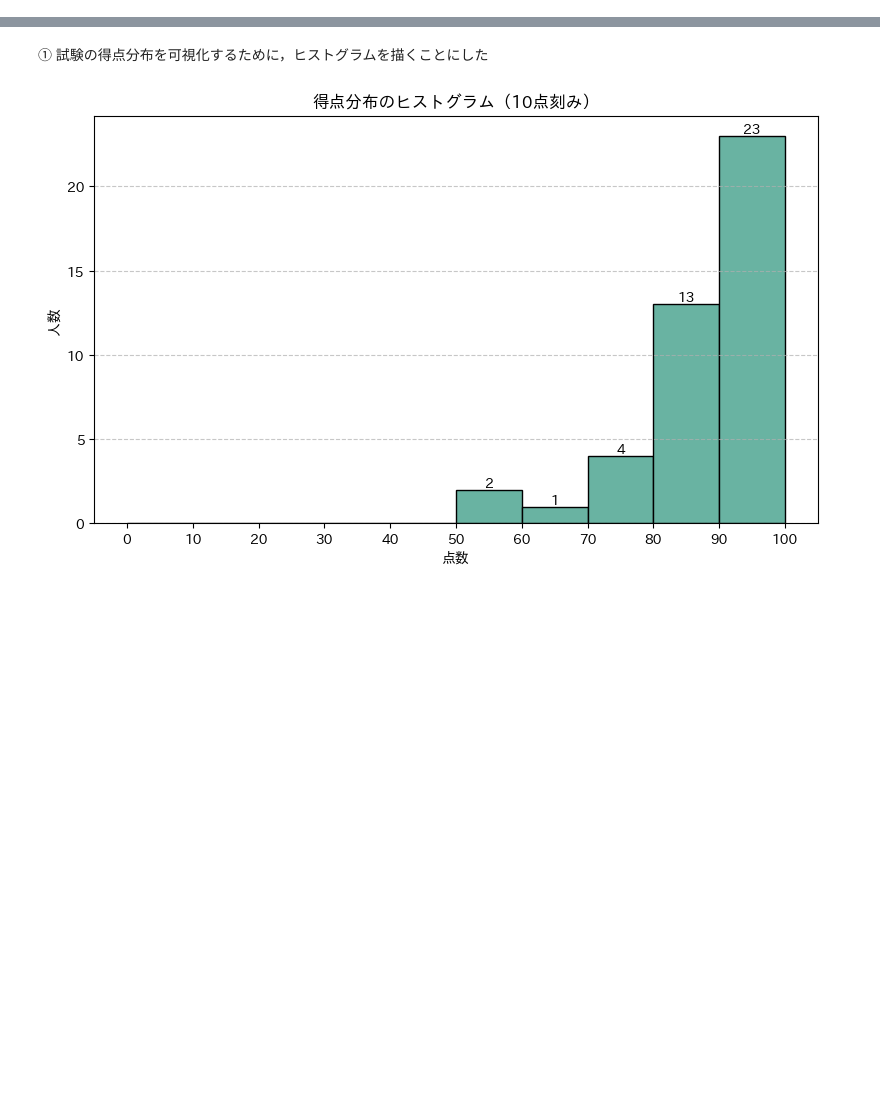
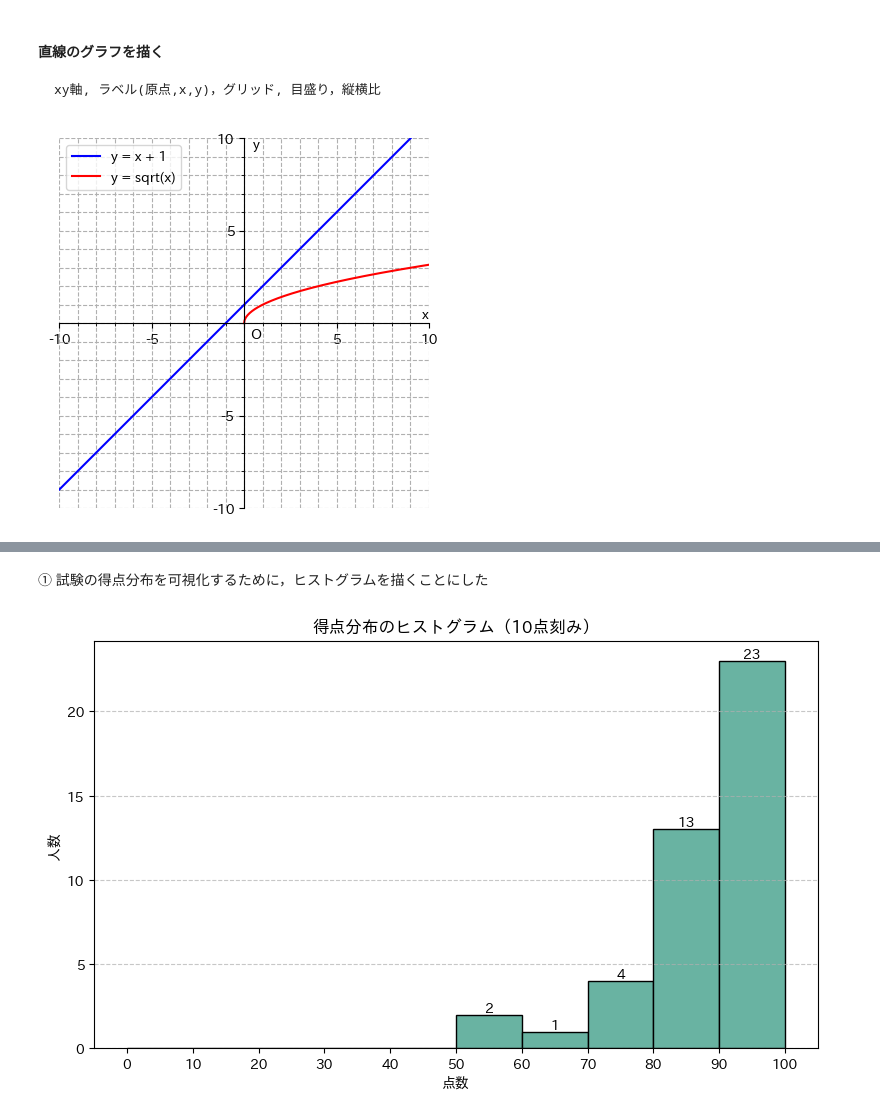
Before and after one commit to KL-GH0001/SSH2026, a Jupyter notebook: SSH2026_PMPlot.ipynb, the cells around one changed output, grey strips where cells are left out. Drawn from its saved outputs; the diff is of its cells as text; code cells hidden in the pictures; blank space fills up the shorter version.

```diff
--- a/SSH2026_PMPlot.ipynb
+++ b/SSH2026_PMPlot.ipynb
@@ -18,3 +18,69 @@ Requirement already satisfied: pyparsing>=2.3.1 in /usr/local/lib/python3.13/dis
 Successfully built japanize-matplotlib
 Installing collected packages: japanize-matplotlib
 Successfully installed japanize-matplotlib-1.1.3
+# %% [markdown]
+####  直線のグラフを描く
+<pre>
+xy軸, ラベル(原点,x,y)，グリッド, 目盛り，縦横比
+</pre>
+# %%
+import numpy as np
+import matplotlib.pyplot as plt
+
+# データ作成
+x1 = np.linspace(-10, 10, 400)
+y1 = x1 + 1
+
+# √x は x>=0 のみ
+x2 = np.linspace(0, 10, 400)
+y2 = np.sqrt(x2)
+
+# 図の作成
+fig, ax = plt.subplots()
+
+# グラフ描画（色分け＋ラベル）
+ax.plot(x1, y1, color='blue', label='y = x + 1')
+ax.plot(x2, y2, color='red', label='y = sqrt(x)')
+
+# 範囲
+ax.set_xlim(-10, 10)
+ax.set_ylim(-10, 10)
+
+# 縦横比1:1
+ax.set_aspect('equal', adjustable='box')
+
+# 主目盛り（5）
+ax.set_xticks(np.arange(-10, 11, 5))
+ax.set_yticks(np.arange(-10, 11, 5))
+
+# 副目盛り（1）
+ax.set_xticks(np.arange(-10, 11, 1), minor=True)
+ax.set_yticks(np.arange(-10, 11, 1), minor=True)
+
+# グリッド（破線）
+ax.grid(which='both', linestyle='--')
+
+# 軸中央
+ax.spines['left'].set_position('zero')
+ax.spines['bottom'].set_position('zero')
+ax.spines['right'].set_visible(False)
+ax.spines['top'].set_visible(False)
+
+# 軸ラベル（端）
+ax.text(10, 0.8, 'x', ha='right', va='top')
+ax.text(0.5, 10, 'y', ha='left', va='top')
+
+# 原点0を消す
+ax.set_xticklabels(['' if t == 0 else int(t) for t in ax.get_xticks()])
+ax.set_yticklabels(['' if t == 0 else int(t) for t in ax.get_yticks()])
+
+# 原点にO
+ax.text(0.3, -0.8, 'O')
+
+# レジェンド
+ax.legend()
+
+# 表示
+plt.show()
+# %% [output]
+[figure, added]
```
Also changed, not shown: parts of 3 cells of this notebook, 7 other files.
